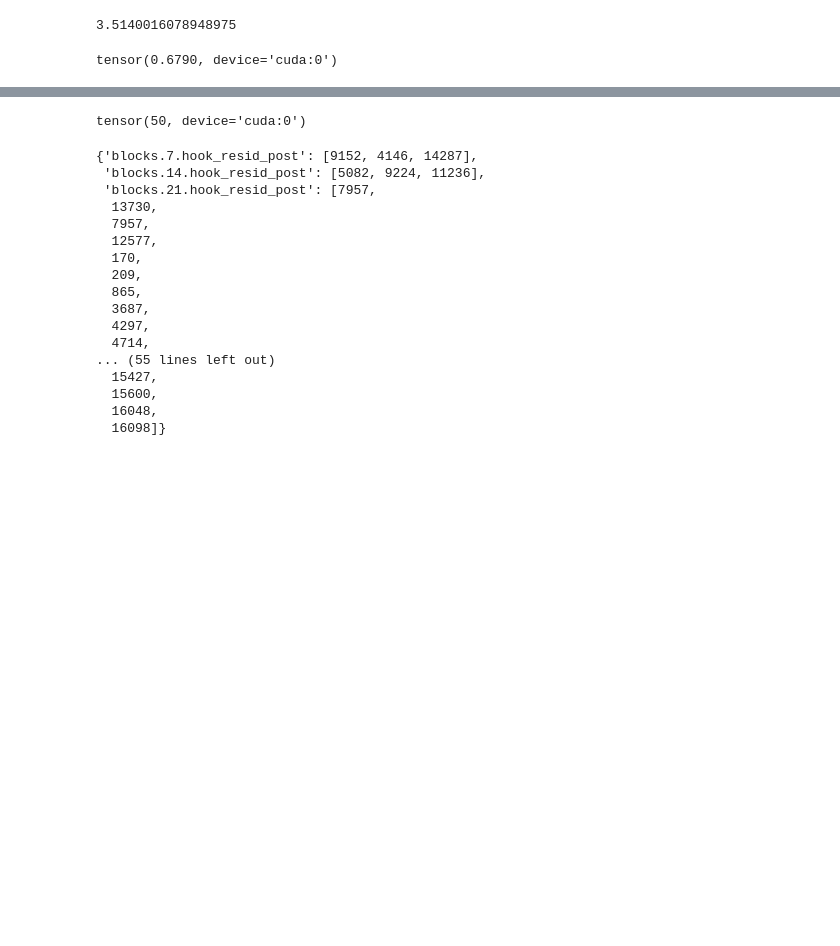
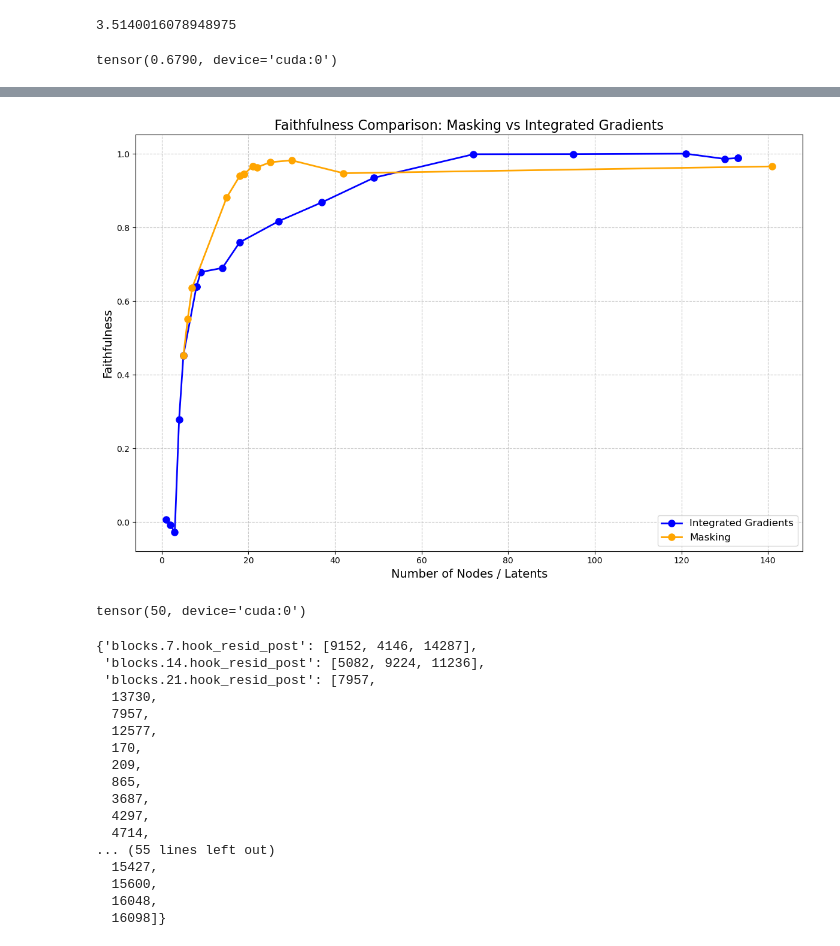
Before and after one commit to NainaniJatinZ/ScalableSAECircuits, a Jupyter notebook: sva.ipynb, the cells around one changed output, grey strips where cells are left out. Cells and saved outputs as stored; diff of their text form; code cells hidden in the pictures; blank space fills up the shorter version.

```diff
--- a/sva.ipynb
+++ b/sva.ipynb
@@ -905,3 +905,12 @@ Run summary:
 | avg distinct lat/sae | 31.5 |
 | temperature | 992.79932 |
 ... (129 outputs left out)
+# %%
+num_runs = 10
+start = 0.05
+end = 1
+step = (end-start)/num_runs
+
+for i in range(num_runs):
+    sparsity_multiplier = start + i*step
+    do_training_run(clean_tokens, clean_label_tokens, corr_label_tokens, sparsity_multiplier, example_length=7, loss_function="logit_diff", per_token_mask=True, use_mask=True, mean_mask=True)
@@ -1680,7 +1756,7 @@ def get_faithfulness_frontier(mask_producer_fn, start_threshold, end_threshold,
         faithfulness_scores.append([num_latents, faithfulness_ratio])
     return faithfulness_scores
 
-ig_faithfulness_frontier = get_faithfulness_frontier(produce_ig_binary_masks, 0.01, 0.3, clean_tokens, clean_label_tokens, corr_label_tokens, modelsae_ld, steps=10, modify_fn=lambda x: x**4)
+ig_faithfulness_frontier = get_faithfulness_frontier(produce_ig_binary_masks, 0.01, 3, clean_tokens, clean_label_tokens, corr_label_tokens, modelsae_ld, steps=20, modify_fn=lambda x: x**4)
 # %%
 
 def plot_faithfulness_frontier(faithfulness_frontier):
@@ -1723,34 +1801,60 @@ nnodes = []
 faithfulness = []
 for i in range(num_runs):
     sparsity_multiplier = start + i*step
-    bdir = f"masks/sva/rc/{str(sparsity_multiplier)}_run/{str(sparsity_multiplier)}_run.json"
+    bdir = f"masks/sva/rc/logit_diff_{str(sparsity_multiplier)}_run/{str(sparsity_multiplier)}_run.json"
+    # load the dict
+    with open(bdir, 'r') as file:
+        mask_dict = json.load(file)
+    nnodes.append(mask_dict['total_density'])
+    faithfulness.append(mask_dict['faithfulness'])
+
+num_runs = 5
+start_threshold = 1
+end_threshold = 20
+modify_fn=lambda x: x**2
+
+def linear_map(x):
+        mod_start = modify_fn(start_threshold)
+        mod_end = modify_fn(end_threshold)
+        return (x - mod_start) / (mod_end - mod_start) * (end_threshold - start_threshold) + start_threshold
+
+mf = lambda x: linear_map(modify_fn(x))
+delta = (end_threshold - start_threshold) / num_runs
+
+for i in range(num_runs):
+    sparsity_multiplier = mf(start_threshold + i*delta)
+    bdir = f"masks/sva/rc/logit_diff_{str(sparsity_multiplier)}_run/{str(sparsity_multiplier)}_run.json"
     # load the dict
     with open(bdir, 'r') as file:
         mask_dict = json.load(file)
     nnodes.append(mask_dict['total_density'])
     faithfulness.append(mask_dict['faithfulness'])
 
 # Unzip the tuples into separate lists for Integrated Gradients plot
 num_latents, ig_faithfulness = zip(*ig_faithfulness_frontier)
 
 # Create the combined plot
 plt.figure(figsize=(12, 8))
 
+# Plot "Integrated Gradients"
+plt.plot(num_latents, ig_faithfulness, marker='o',linestyle='-', linewidth=2, markersize=8,  label='Integrated Gradients', color='blue')
+
 # Plot "Masking"
-plt.plot(nnodes, faithfulness, marker='o', linestyle='-', linewidth=2, markersize=8, label='Masking')
+plt.plot(nnodes, faithfulness, marker='o', linestyle='-', linewidth=2, markersize=8, label='Masking', color='orange')
 
-# Plot "Integrated Gradients"
-plt.plot(num_latents, ig_faithfulness, 'b.-', linewidth=2, markersize=10, label='Integrated Gradients')
+
 
 # Add labels, legend, and title
 plt.xlabel('Number of Nodes / Latents', fontsize=14)
 plt.ylabel('Faithfulness', fontsize=14)
 plt.title('Faithfulness Comparison: Masking vs Integrated Gradients', fontsize=16)
 plt.legend(fontsize=12)
 
 # Add grid for better readability
 plt.grid(visible=True, linestyle='--', alpha=0.7)
 
 # Adjust layout and display the plot
 plt.tight_layout()
 plt.show()
+# %% [output]
+[figure, added]
```
Also changed, not shown: parts of 8 cells of this notebook, 7 other files.
